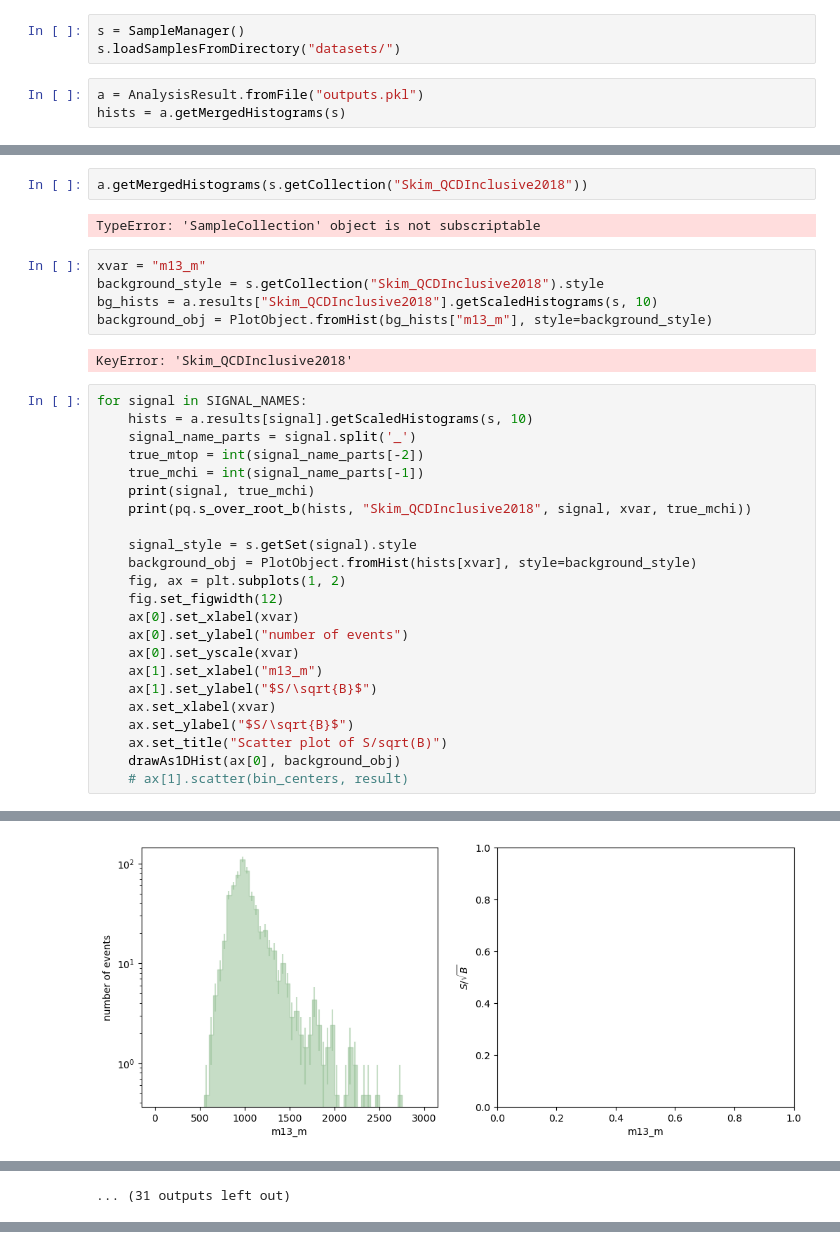
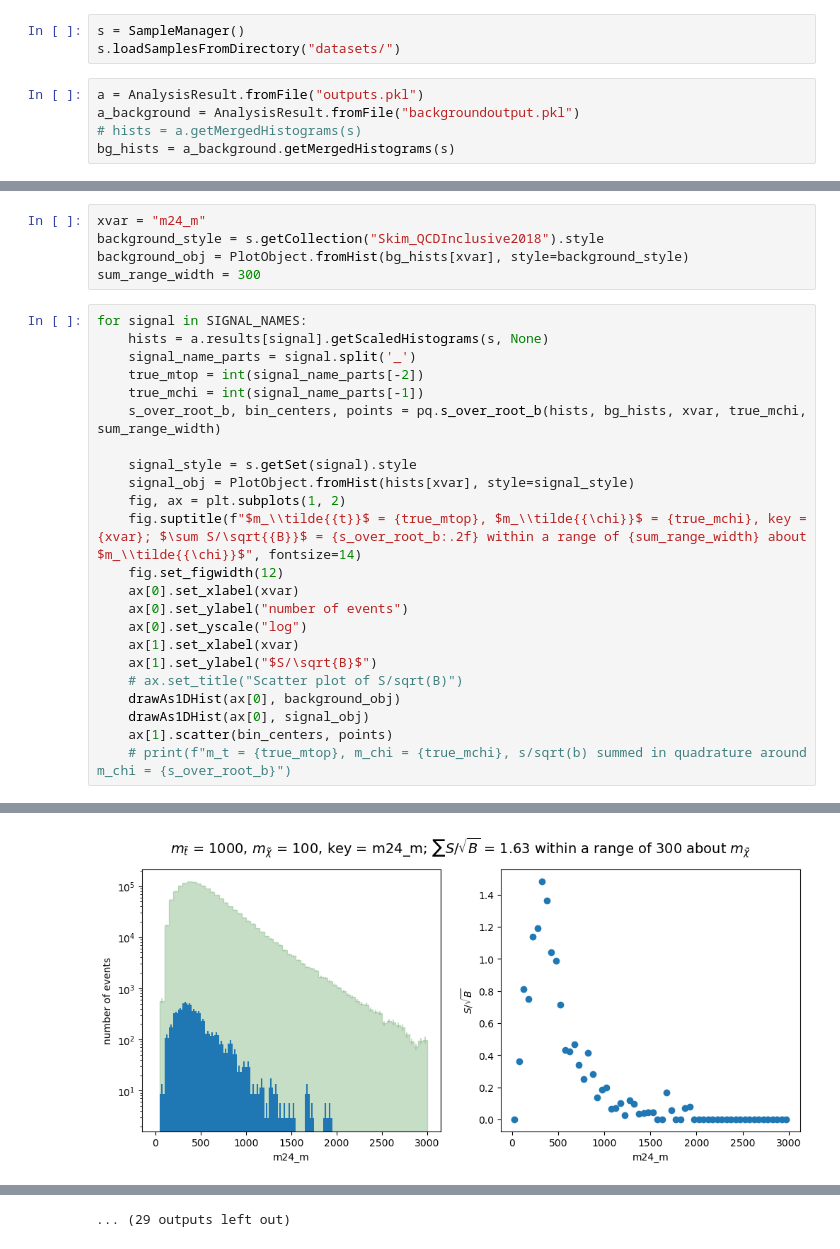
Before and after one commit to UMN-CMS/SingleStopCoffea, a Jupyter notebook: peakquality_plot.ipynb, the cells around one changed output, grey strips where cells are left out. Drawn from its saved outputs; the diff is of its cells as text.

```diff
--- a/peakquality_plot.ipynb
+++ b/peakquality_plot.ipynb
@@ -24,5 +26,7 @@ s = SampleManager()
 s.loadSamplesFromDirectory("datasets/")
 # %%
 a = AnalysisResult.fromFile("outputs.pkl")
-hists = a.getMergedHistograms(s)
+a_background = AnalysisResult.fromFile("backgroundoutput.pkl")
+# hists = a.getMergedHistograms(s)
+bg_hists = a_background.getMergedHistograms(s)
 # %%
@@ -32,35 +36,29 @@ a.results[]
-# %%
-a.getMergedHistograms(s.getCollection("Skim_QCDInclusive2018"))
-# %% [output]
-TypeError: 'SampleCollection' object is not subscriptable
 # %%
-xvar = "m13_m"
+xvar = "m24_m"
 background_style = s.getCollection("Skim_QCDInclusive2018").style
-bg_hists = a.results["Skim_QCDInclusive2018"].getScaledHistograms(s, 10)
-background_obj = PlotObject.fromHist(bg_hists["m13_m"], style=background_style)
+background_obj = PlotObject.fromHist(bg_hists[xvar], style=background_style)
+sum_range_width = 300
-# %% [output]
-KeyError: 'Skim_QCDInclusive2018'
 # %%
 for signal in SIGNAL_NAMES:
-    hists = a.results[signal].getScaledHistograms(s, 10)
+    hists = a.results[signal].getScaledHistograms(s, None)
     signal_name_parts = signal.split('_')
     true_mtop = int(signal_name_parts[-2])
     true_mchi = int(signal_name_parts[-1])
-    print(signal, true_mchi)
-    print(pq.s_over_root_b(hists, "Skim_QCDInclusive2018", signal, xvar, true_mchi))
+    s_over_root_b, bin_centers, points = pq.s_over_root_b(hists, bg_hists, xvar, true_mchi, sum_range_width)
 
     signal_style = s.getSet(signal).style
-    background_obj = PlotObject.fromHist(hists[xvar], style=background_style)
+    signal_obj = PlotObject.fromHist(hists[xvar], style=signal_style)
     fig, ax = plt.subplots(1, 2)
+    fig.suptitle(f"$m_\\tilde{{t}}$ = {true_mtop}, $m_\\tilde{{\chi}}$ = {true_mchi}, key = {xvar}; $\sum S/\sqrt{{B}}$ = {s_over_root_b:.2f} within a range of {sum_range_width} about $m_\\tilde{{\chi}}$", fontsize=14)
     fig.set_figwidth(12)
     ax[0].set_xlabel(xvar)
     ax[0].set_ylabel("number of events")
-    ax[0].set_yscale(xvar)
-    ax[1].set_xlabel("m13_m")
+    ax[0].set_yscale("log")
+    ax[1].set_xlabel(xvar)
     ax[1].set_ylabel("$S/\sqrt{B}$")
-    ax.set_xlabel(xvar)
-    ax.set_ylabel("$S/\sqrt{B}$")
-    ax.set_title("Scatter plot of S/sqrt(B)")
+    # ax.set_title("Scatter plot of S/sqrt(B)")
     drawAs1DHist(ax[0], background_obj)
-    # ax[1].scatter(bin_centers, result)
+    drawAs1DHist(ax[0], signal_obj)
+    ax[1].scatter(bin_centers, points)
+    # print(f"m_t = {true_mtop}, m_chi = {true_mchi}, s/sqrt(b) summed in quadrature around m_chi = {s_over_root_b}")
 # %% [output]
@@ -101 +65 @@ signal_312_2000_1500 1500
-[figure, old version]
+[figure, new version]
@@ -111 +74,0 @@ signal_312_2000_1500 1500
-... (31 outputs left out)
@@ -111,0 +77 @@ signal_312_2000_1500 1500
+... (29 outputs left out)
```
Also changed, not shown: parts of 3 cells of this notebook, 3 other files.
